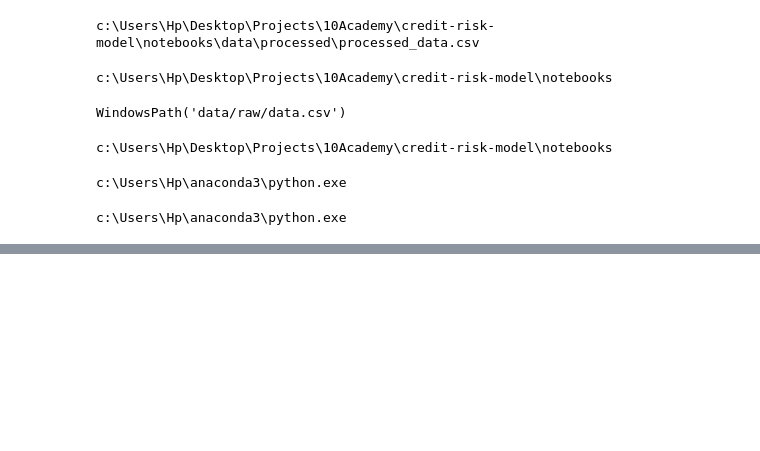
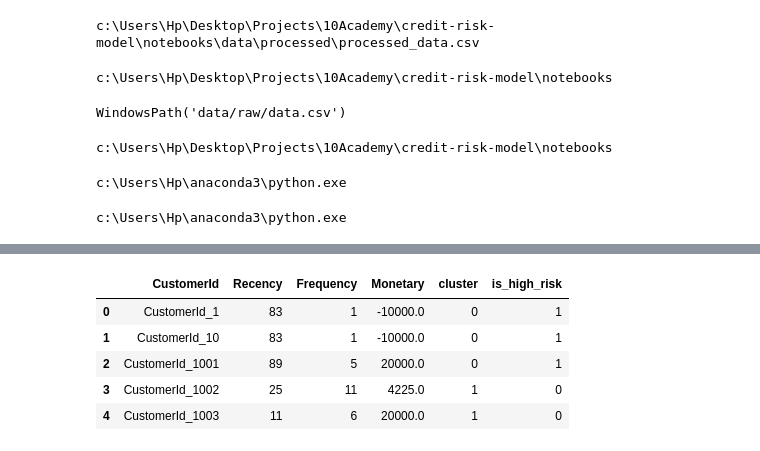
Before and after one commit to Maria-Biruk/Credit_Risk_Model, a Jupyter notebook: notebooks/eda.ipynb, the cells around one changed output, grey strips where cells are left out. Saved outputs shown, nothing was run; the diff lists cells and outputs as text; code cells hidden in the pictures; blank space fills up the shorter version.

```diff
--- a/notebooks/eda.ipynb
+++ b/notebooks/eda.ipynb
@@ -733,0 +939,4 @@ c:\Users\Hp\anaconda3\python.exe
+# %%
+import pandas as pd
+
+df = pd.read_csv("../data/raw/data.csv")
@@ -733,0 +949,12 @@ c:\Users\Hp\anaconda3\python.exe
+# %%
+df["TransactionStartTime"] = pd.to_datetime(df["TransactionStartTime"])
+
+snapshot_date = df["TransactionStartTime"].max()
+
+rfm = df.groupby("CustomerId").agg(
+    Recency=("TransactionStartTime", lambda x: (snapshot_date - x.max()).days),
+    Frequency=("TransactionId", "count"),
+    Monetary=("Amount", "sum")
+).reset_index()
+
+rfm.head()
@@ -733,0 +968,24 @@ c:\Users\Hp\anaconda3\python.exe
+# %%
+from sklearn.preprocessing import StandardScaler
+from sklearn.cluster import KMeans
+
+scaler = StandardScaler()
+rfm_scaled = scaler.fit_transform(rfm[["Recency", "Frequency", "Monetary"]])
+
+kmeans = KMeans(n_clusters=3, random_state=42, n_init=10)
+rfm["cluster"] = kmeans.fit_predict(rfm_scaled)
+# %%
+cluster_summary = rfm.groupby("cluster")[["Recency", "Frequency", "Monetary"]].mean()
+
+high_risk_cluster = cluster_summary["Frequency"].idxmin()
+
+rfm["is_high_risk"] = (rfm["cluster"] == high_risk_cluster).astype(int)
+
+rfm.head()
+# %% [output]
+|  | CustomerId | Recency | Frequency | Monetary | cluster | is_high_risk |
+| 0 | CustomerId_1 | 83 | 1 | -10000.0 | 0 | 1 |
+| 1 | CustomerId_10 | 83 | 1 | -10000.0 | 0 | 1 |
+| 2 | CustomerId_1001 | 89 | 5 | 20000.0 | 0 | 1 |
+| 3 | CustomerId_1002 | 25 | 11 | 4225.0 | 1 | 0 |
+| 4 | CustomerId_1003 | 11 | 6 | 20000.0 | 1 | 0 |
```
Also changed, not shown: parts of 77 cells of this notebook, 3 other files.
